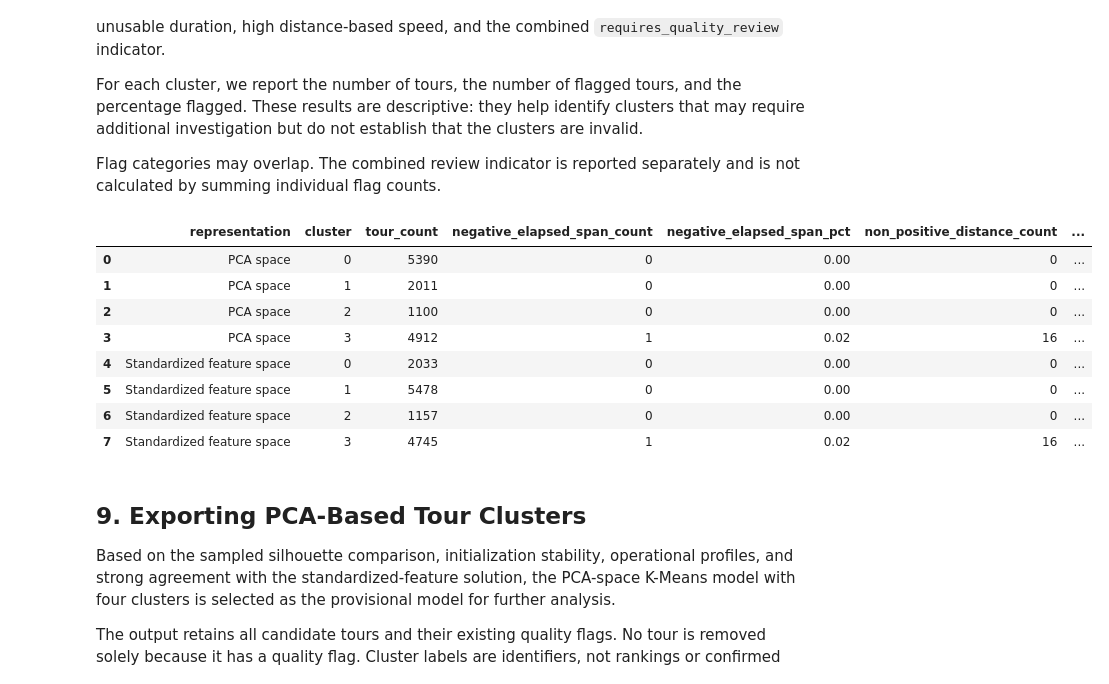
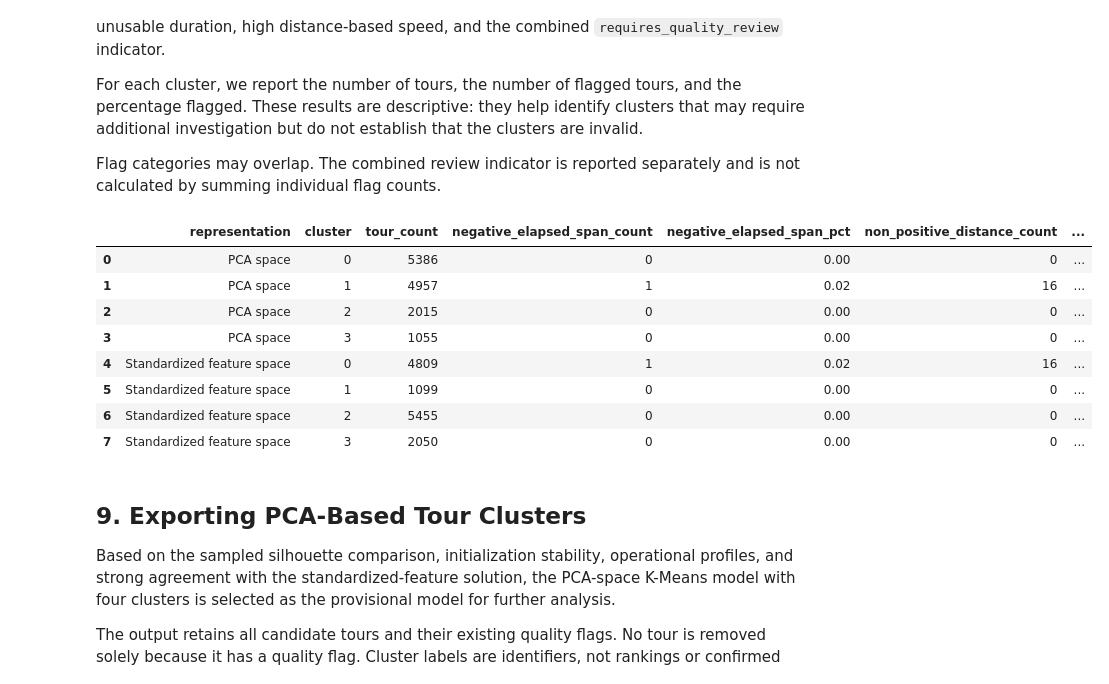
Before and after one commit to Bhargeshjani03/dt-cargo-vehicle-telemetry-, a Jupyter notebook: notebooks/tour_level_kmeans_comparison.ipynb, the cells around one changed output. Saved outputs shown, nothing was run; the diff lists cells and outputs as text; code cells hidden in the pictures.

```diff
--- a/notebooks/tour_level_kmeans_comparison.ipynb
+++ b/notebooks/tour_level_kmeans_comparison.ipynb
@@ -185,7 +185,7 @@ standardized_features = [
     "scaled_total_distance_km",
     "scaled_recorded_track_hours",
     "scaled_elapsed_span_hours",
-    "scaled_distance_based_avg_speed_kmh",
+    "scaled_distance_based_avg_speed_kmh_clean",
     "scaled_track_count",
 ]
 
@@ -518,7 +518,7 @@ tour_data_path = (
     / "data"
     / "processed"
     / "tour_level"
-    / "retained_tours_quality_checked.csv"
+    / "retained_tours_quality_checked_speed_flagged.csv"
 )
 
 tour_data = pd.read_csv(tour_data_path)
@@ -570,7 +570,7 @@ profile_columns = [
     "total_distance_km",
     "recorded_track_hours",
     "elapsed_span_hours",
-    "distance_based_avg_speed_kmh",
+    "distance_based_avg_speed_kmh_clean",
     "track_count",
 ]
 
@@ -776,6 +776,7 @@ quality_flags = [
     "duration_incomplete",
     "duration_unusable",
     "high_distance_based_speed",
+    "extreme_derived_speed",
     "requires_quality_review",
 ]
 
@@ -814,41 +815,41 @@ for representation_col, representation_name in [
     ("cluster_pca", "PCA space"),
 ]:
     for cluster_id, group in cluster_quality.groupby(representation_col):
         row = {
             "representation": representation_name,
             "cluster": int(cluster_id),
             "tour_count": len(group),
         }
 
         for flag in quality_flags:
             flag_count = int(group[flag].sum())
             row[f"{flag}_count"] = flag_count
             row[f"{flag}_pct"] = round(100 * flag_count / len(group), 2)
 
         quality_summary_rows.append(row)
 
 quality_summary = pd.DataFrame(quality_summary_rows)
 
 display(
     quality_summary[
         ["representation", "cluster", "tour_count"]
         + [
             col
             for flag in quality_flags
             for col in (f"{flag}_count", f"{flag}_pct")
         ]
     ].sort_values(["representation", "cluster"]).reset_index(drop=True)
 )
 # %% [output]
 |  | representation | cluster | tour_count | negative_elapsed_span_count | negative_elapsed_span_pct | non_positive_distance_count | ... |
-| 0 | PCA space | 0 | 5390 | 0 | 0.00 | 0 | ... |
-| 1 | PCA space | 1 | 2011 | 0 | 0.00 | 0 | ... |
-| 2 | PCA space | 2 | 1100 | 0 | 0.00 | 0 | ... |
-| 3 | PCA space | 3 | 4912 | 1 | 0.02 | 16 | ... |
-| 4 | Standardized feature space | 0 | 2033 | 0 | 0.00 | 0 | ... |
-| 5 | Standardized feature space | 1 | 5478 | 0 | 0.00 | 0 | ... |
-| 6 | Standardized feature space | 2 | 1157 | 0 | 0.00 | 0 | ... |
-| 7 | Standardized feature space | 3 | 4745 | 1 | 0.02 | 16 | ... |
+| 0 | PCA space | 0 | 5386 | 0 | 0.00 | 0 | ... |
+| 1 | PCA space | 1 | 4957 | 1 | 0.02 | 16 | ... |
+| 2 | PCA space | 2 | 2015 | 0 | 0.00 | 0 | ... |
+| 3 | PCA space | 3 | 1055 | 0 | 0.00 | 0 | ... |
+| 4 | Standardized feature space | 0 | 4809 | 1 | 0.02 | 16 | ... |
+| 5 | Standardized feature space | 1 | 1099 | 0 | 0.00 | 0 | ... |
+| 6 | Standardized feature space | 2 | 5455 | 0 | 0.00 | 0 | ... |
+| 7 | Standardized feature space | 3 | 2050 | 0 | 0.00 | 0 | ... |
 # %% [markdown]
 ## 9. Exporting PCA-Based Tour Clusters
 
```
Also changed, not shown: parts of 55 cells of this notebook, 2 other files.
